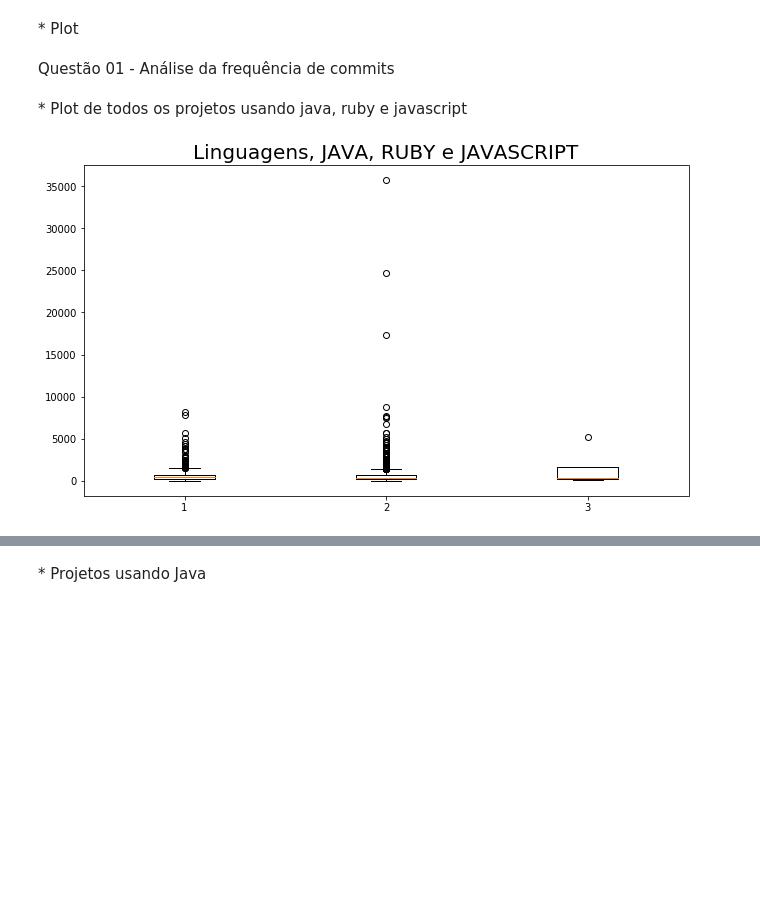
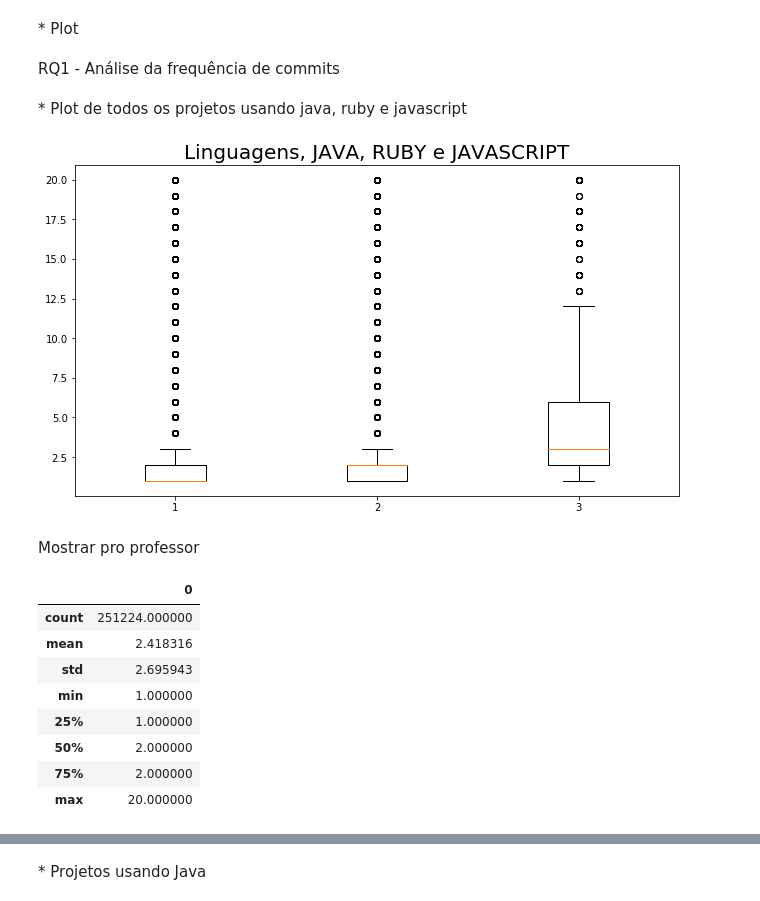
Before and after one commit to wagnernegrao/ci-analysis, a Jupyter notebook: question_01_-_02/Análise da frequência de commits .ipynb, the cells around one changed output, grey strips where cells are left out. Saved outputs shown, nothing was run; the diff lists cells and outputs as text; code cells hidden in the pictures; blank space fills up the shorter version.

```diff
--- a/question_01_-_02/Análise da frequência de commits .ipynb
+++ b/question_01_-_02/Análise da frequência de commits .ipynb
@@ -42,7 +42,7 @@ dataset = pd.read_csv(FILE, sep=',', engine='c',usecols=['gh_team_size',
                                                                                             'tr_log_num_tests_skipped': np.float32,
                                                                                             'gh_sloc': np.int32}, encoding='utf-8')
 # %%
-dataset = dataset.loc[dataset['git_branch'] == 'master']
+dataset = dataset.loc[dataset['git_branch'] == 'master'] #filtra apenas projetos no master
 dataset = dataset.dropna(subset=['gh_num_commits_in_push']) #Remove NaN da coluna especificada
-
+dataset = dataset.drop_duplicates(['tr_build_id']) # Remove No projeto todo
 dataset['gh_pushed_at'] = pd.to_datetime(dataset.gh_pushed_at)
@@ -164,10 +139,10 @@ for language in language_name:
 # %% [markdown]
 <font size = 6/>
-  Questão 01 - Análise da frequência de commits
+  RQ1 - Análise da frequência de commits
 # %% [markdown]
 <font size = 4/>
 * Plot de todos os projetos usando java, ruby e javascript
 # %%
-plot('Linguagens, JAVA, RUBY e JAVASCRIPT', commit_project[0], commit_project[1], commit_project[2])
+plot('Linguagens, JAVA, RUBY e JAVASCRIPT', list_commit[0], list_commit[1], list_commit[2])
 # %% [output]
-[figure, old version]
+[figure, new version]
@@ -173,0 +154,18 @@ plot('Linguagens, JAVA, RUBY e JAVASCRIPT', commit_project[0], commit_project[1]
+# %% [markdown]
+<font size = 10/>
+Mostrar pro professor
+# %%
+df = pd.DataFrame(list_commit[1])
+df = df.describe() # Se obtem o primeiro, segundo e terceiro quartil
+
+df
+# %% [output]
+|  | 0 |
+| count | 251224.000000 |
+| mean | 2.418316 |
+| std | 2.695943 |
+| min | 1.000000 |
+| 25% | 1.000000 |
+| 50% | 2.000000 |
+| 75% | 2.000000 |
+| max | 20.000000 |
```
Also changed, not shown: parts of 14 cells of this notebook.
